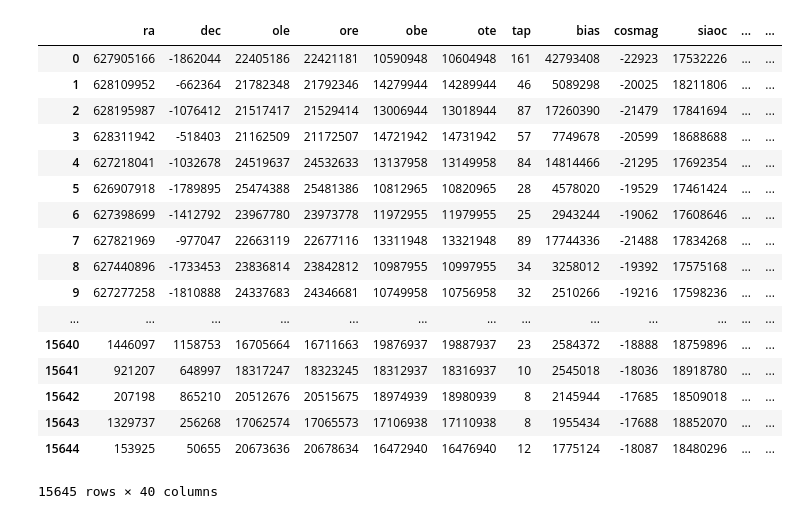
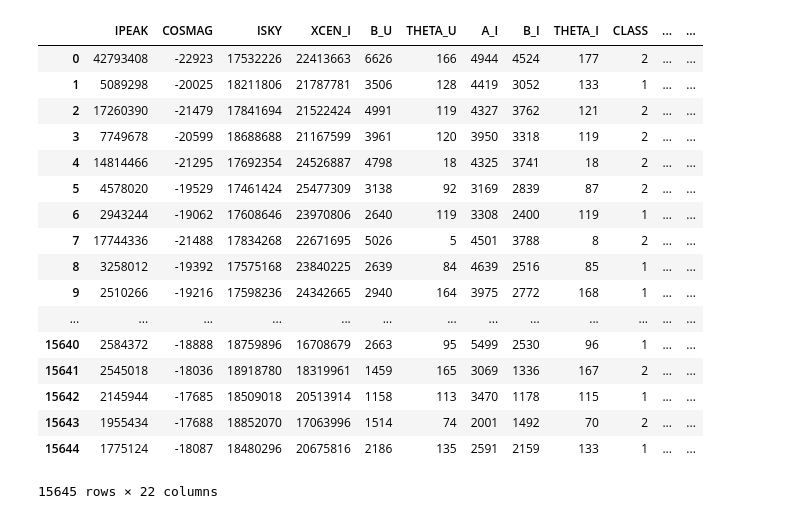
Before and after one commit to imran-marwat/sky-catalogue-classification-project, a Jupyter notebook: notebooks/explore-data.ipynb, the cells around one changed output. Saved outputs shown, nothing was run; the diff lists cells and outputs as text; code cells hidden in the pictures.

Commit message:
Add irrelevant / relevant indices, ellipticity and filling factor to utils

```diff
--- a/notebooks/explore-data.ipynb
+++ b/notebooks/explore-data.ipynb
@@ -10,27 +10,27 @@ uki823_df = ascii.read(datasets + "UKI823/sssedrpair.dat").to_pandas()
 ukr823_df = ascii.read(datasets + "UKR823/sssedrpair.dat").to_pandas()
 ukj823_df = ascii.read(datasets + "UKJ823/sssedrpair.dat").to_pandas()
 # %%
-uki823_df.columns = utils.col_names
-ukr823_df.columns = utils.col_names
-ukj823_df.columns = utils.col_names
+uki823_df.columns = col_names
+ukr823_df.columns = col_names
+ukj823_df.columns = col_names
 # %%
-uki823_df
+uki823_df.iloc[:,relevant_indices]
 # %% [output]
-|  | ra | dec | ole | ore | obe | ote | tap | bias | cosmag | siaoc | ... | ... |
-| 0 | 627905166 | -1862044 | 22405186 | 22421181 | 10590948 | 10604948 | 161 | 42793408 | -22923 | 17532226 | ... | ... |
-| 1 | 628109952 | -662364 | 21782348 | 21792346 | 14279944 | 14289944 | 46 | 5089298 | -20025 | 18211806 | ... | ... |
-| 2 | 628195987 | -1076412 | 21517417 | 21529414 | 13006944 | 13018944 | 87 | 17260390 | -21479 | 17841694 | ... | ... |
-| 3 | 628311942 | -518403 | 21162509 | 21172507 | 14721942 | 14731942 | 57 | 7749678 | -20599 | 18688688 | ... | ... |
-| 4 | 627218041 | -1032678 | 24519637 | 24532633 | 13137958 | 13149958 | 84 | 14814466 | -21295 | 17692354 | ... | ... |
-| 5 | 626907918 | -1789895 | 25474388 | 25481386 | 10812965 | 10820965 | 28 | 4578020 | -19529 | 17461424 | ... | ... |
-| 6 | 627398699 | -1412792 | 23967780 | 23973778 | 11972955 | 11979955 | 25 | 2943244 | -19062 | 17608646 | ... | ... |
-| 7 | 627821969 | -977047 | 22663119 | 22677116 | 13311948 | 13321948 | 89 | 17744336 | -21488 | 17834268 | ... | ... |
-| 8 | 627440896 | -1733453 | 23836814 | 23842812 | 10987955 | 10997955 | 34 | 3258012 | -19392 | 17575168 | ... | ... |
-| 9 | 627277258 | -1810888 | 24337683 | 24346681 | 10749958 | 10756958 | 32 | 2510266 | -19216 | 17598236 | ... | ... |
+|  | IPEAK | COSMAG | ISKY | XCEN_I | B_U | THETA_U | A_I | B_I | THETA_I | CLASS | ... | ... |
+| 0 | 42793408 | -22923 | 17532226 | 22413663 | 6626 | 166 | 4944 | 4524 | 177 | 2 | ... | ... |
+| 1 | 5089298 | -20025 | 18211806 | 21787781 | 3506 | 128 | 4419 | 3052 | 133 | 1 | ... | ... |
+| 2 | 17260390 | -21479 | 17841694 | 21522424 | 4991 | 119 | 4327 | 3762 | 121 | 2 | ... | ... |
+| 3 | 7749678 | -20599 | 18688688 | 21167599 | 3961 | 120 | 3950 | 3318 | 119 | 2 | ... | ... |
+| 4 | 14814466 | -21295 | 17692354 | 24526887 | 4798 | 18 | 4325 | 3741 | 18 | 2 | ... | ... |
+| 5 | 4578020 | -19529 | 17461424 | 25477309 | 3138 | 92 | 3169 | 2839 | 87 | 2 | ... | ... |
+| 6 | 2943244 | -19062 | 17608646 | 23970806 | 2640 | 119 | 3308 | 2400 | 119 | 1 | ... | ... |
+| 7 | 17744336 | -21488 | 17834268 | 22671695 | 5026 | 5 | 4501 | 3788 | 8 | 2 | ... | ... |
+| 8 | 3258012 | -19392 | 17575168 | 23840225 | 2639 | 84 | 4639 | 2516 | 85 | 1 | ... | ... |
+| 9 | 2510266 | -19216 | 17598236 | 24342665 | 2940 | 164 | 3975 | 2772 | 168 | 1 | ... | ... |
 | ... | ... | ... | ... | ... | ... | ... | ... | ... | ... | ... | ... | ... |
-| 15640 | 1446097 | 1158753 | 16705664 | 16711663 | 19876937 | 19887937 | 23 | 2584372 | -18888 | 18759896 | ... | ... |
-| 15641 | 921207 | 648997 | 18317247 | 18323245 | 18312937 | 18316937 | 10 | 2545018 | -18036 | 18918780 | ... | ... |
-| 15642 | 207198 | 865210 | 20512676 | 20515675 | 18974939 | 18980939 | 8 | 2145944 | -17685 | 18509018 | ... | ... |
-| 15643 | 1329737 | 256268 | 17062574 | 17065573 | 17106938 | 17110938 | 8 | 1955434 | -17688 | 18852070 | ... | ... |
-| 15644 | 153925 | 50655 | 20673636 | 20678634 | 16472940 | 16476940 | 12 | 1775124 | -18087 | 18480296 | ... | ... |
+| 15640 | 2584372 | -18888 | 18759896 | 16708679 | 2663 | 95 | 5499 | 2530 | 96 | 1 | ... | ... |
+| 15641 | 2545018 | -18036 | 18918780 | 18319961 | 1459 | 165 | 3069 | 1336 | 167 | 2 | ... | ... |
+| 15642 | 2145944 | -17685 | 18509018 | 20513914 | 1158 | 113 | 3470 | 1178 | 115 | 1 | ... | ... |
+| 15643 | 1955434 | -17688 | 18852070 | 17063996 | 1514 | 74 | 2001 | 1492 | 70 | 2 | ... | ... |
+| 15644 | 1775124 | -18087 | 18480296 | 20675816 | 2186 | 135 | 2591 | 2159 | 133 | 1 | ... | ... |
-15645 rows × 40 columns
+15645 rows × 22 columns
```
Also changed, not shown: parts of 1 cell of this notebook, 1 other file.
